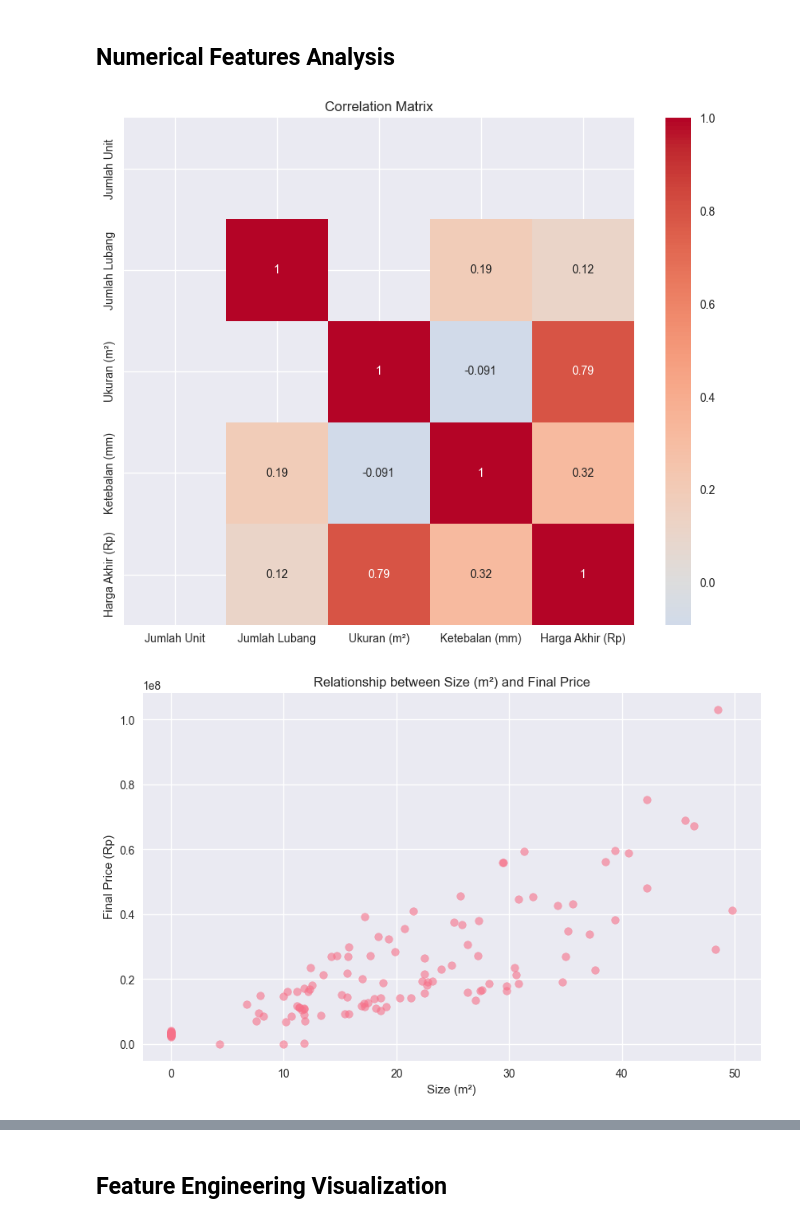
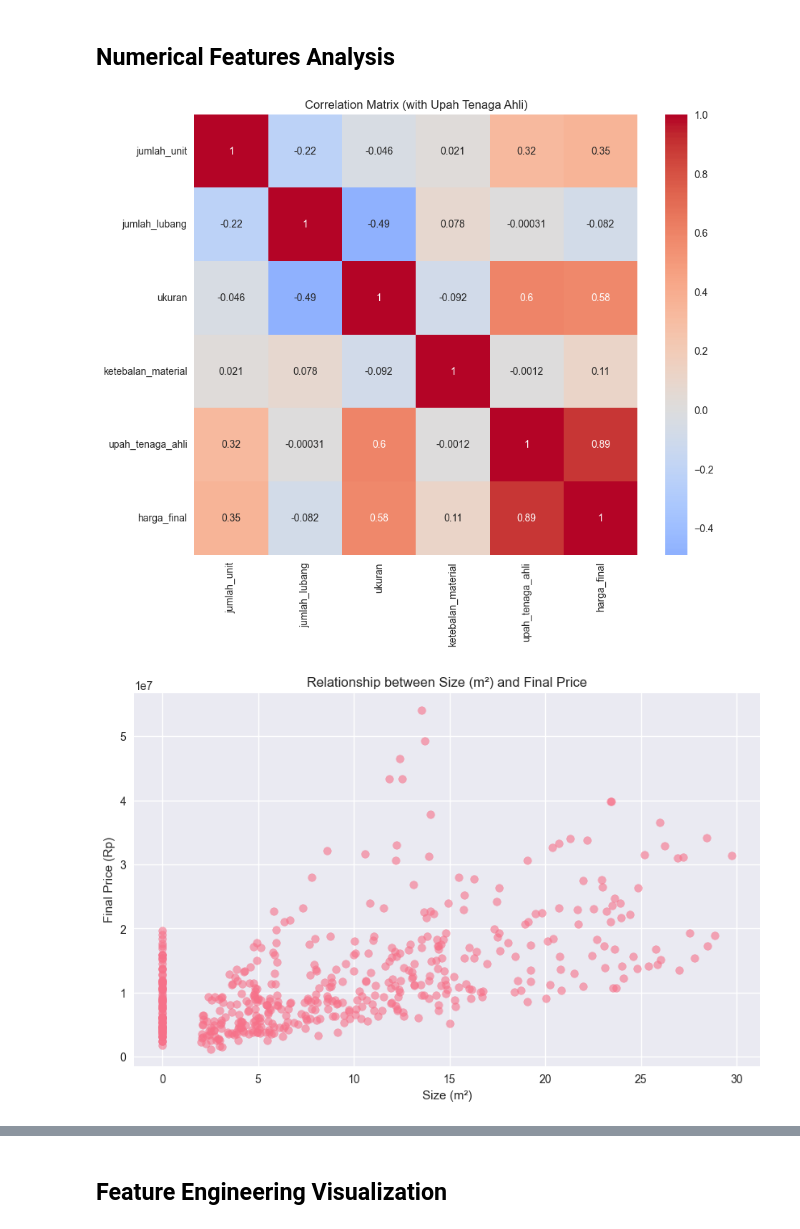
Before and after one commit to Zakvsl/azkaljayalas, a Jupyter notebook: python/train_predict.ipynb, the cells around one changed output, grey strips where cells are left out. Saved outputs shown, nothing was run; the diff lists cells and outputs as text; code cells hidden in the pictures.

```diff
--- a/python/train_predict.ipynb
+++ b/python/train_predict.ipynb
@@ -41,6 +42,6 @@ Note: you may need to restart the kernel to use updated packages.
 # %%
-# Load the dataset
-df = pd.read_excel('dataset_bengkel_las2.xlsx', sheet_name='Dataset Transaksi')
+# Load the dataset (FINAL VERSION: harga dibulatkan)
+df = pd.read_csv('azkaljayalas_dataset.csv')
 
 # Display basic information
 print("Dataset shape:", df.shape)
@@ -215,24 +292,24 @@ Hollow: Rp 14,565,012
 # %% [markdown]
 ## Numerical Features Analysis
 # %%
-# Correlation matrix for numerical features
-numerical_cols = ['Jumlah Unit', 'Jumlah Lubang', 'Ukuran (m²)', 'Ketebalan (mm)', 'Harga Akhir (Rp)']
+# Correlation matrix for numerical features (including new columns)
+numerical_cols = ['jumlah_unit', 'jumlah_lubang', 'ukuran', 'ketebalan_material', 'upah_tenaga_ahli', 'harga_final']
 corr_matrix = df[numerical_cols].corr()
 
 plt.figure(figsize=(10, 8))
 sns.heatmap(corr_matrix, annot=True, cmap='coolwarm', center=0)
-plt.title('Correlation Matrix')
+plt.title('Correlation Matrix (with Upah Tenaga Ahli)')
 plt.show()
 # %% [output]
-[figure, old version]
+[figure, new version]
 # %%
-# Relationship between Ukuran (m²) and Harga Akhir
+# Relationship between ukuran and harga_final
 plt.figure(figsize=(10, 6))
-plt.scatter(df['Ukuran (m²)'], df['Harga Akhir (Rp)'], alpha=0.6)
+plt.scatter(df['ukuran'], df['harga_final'], alpha=0.6)
 plt.title('Relationship between Size (m²) and Final Price')
 plt.xlabel('Size (m²)')
 plt.ylabel('Final Price (Rp)')
 plt.show()
 # %% [output]
-[figure, old version]
+[figure, new version]
 # %%
```
Also changed, not shown: parts of 49 cells of this notebook, 53 other files.
